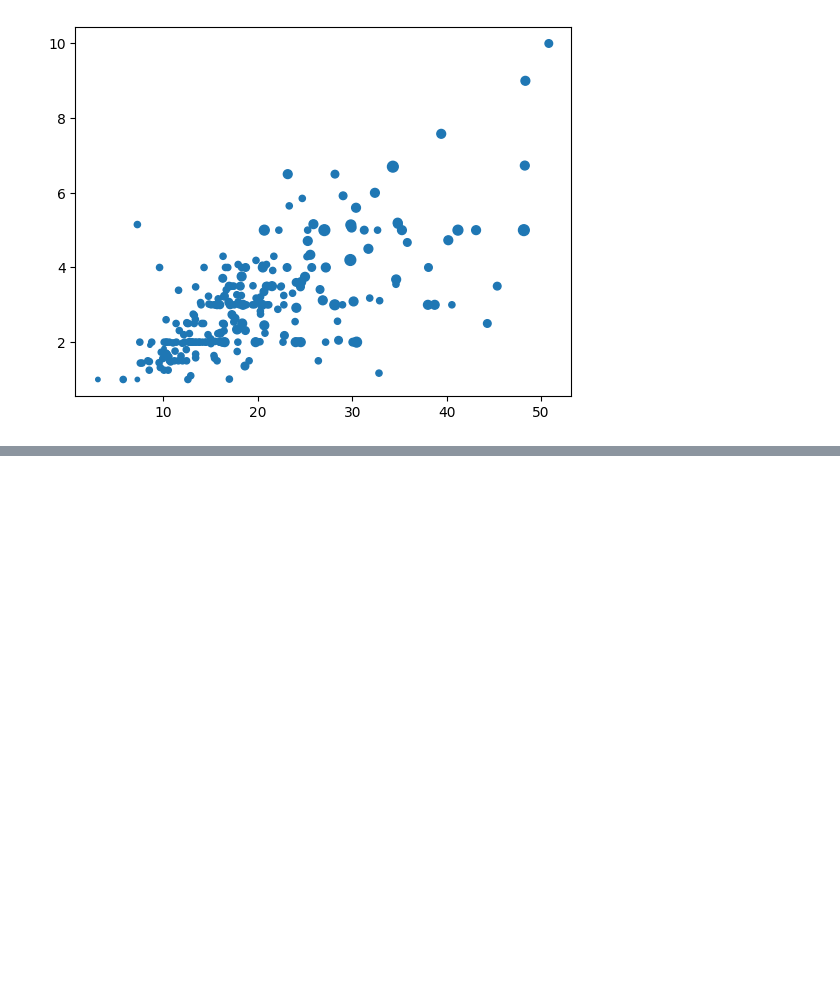
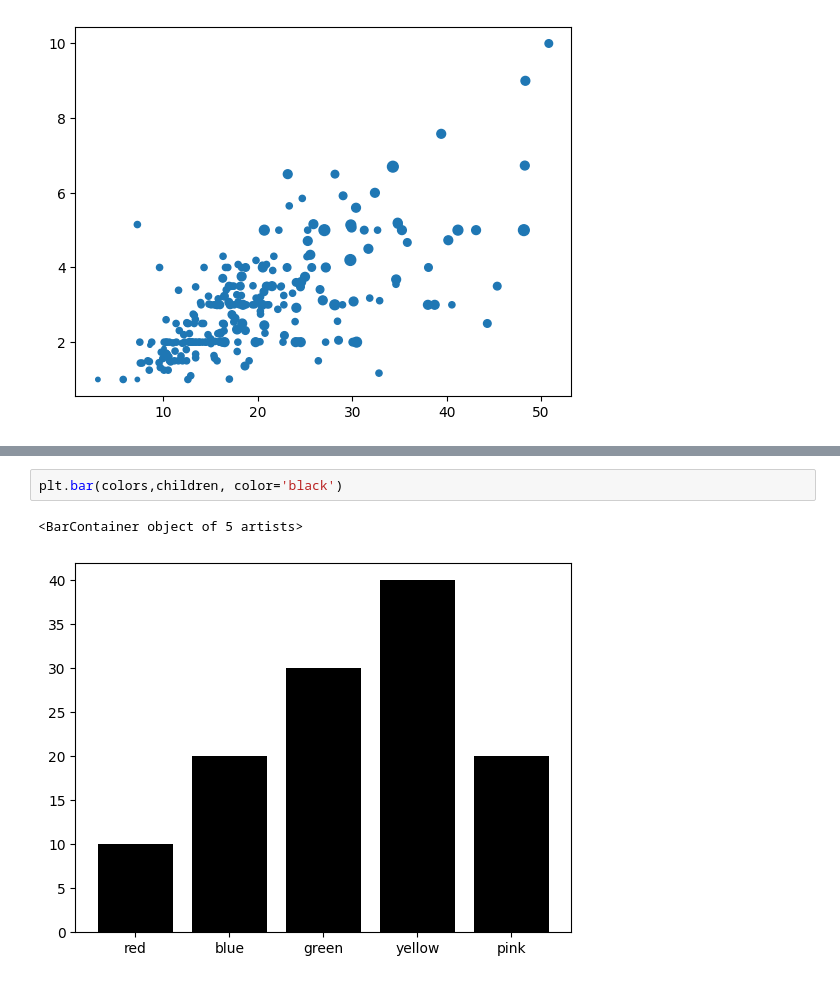
Before and after one commit to visheshbpatel/data-science, a Jupyter notebook: 06-data-visualization/23-matplotlib/01-matplotlib.ipynb, the cells around one changed output, grey strips where cells are left out. Cells and saved outputs as stored; diff of their text form; blank space fills up the shorter version.

```diff
--- a/06-data-visualization/23-matplotlib/01-matplotlib.ipynb
+++ b/06-data-visualization/23-matplotlib/01-matplotlib.ipynb
@@ -340,0 +374,5 @@ plt.scatter(tips['total_bill'], tips['tip'], s=tips['size']*10)
+# %%
+plt.bar(colors,children, color='black')
+# %% [output]
+<BarContainer object of 5 artists>
+[figure, added]
```
Also changed, not shown: parts of 42 cells of this notebook.
